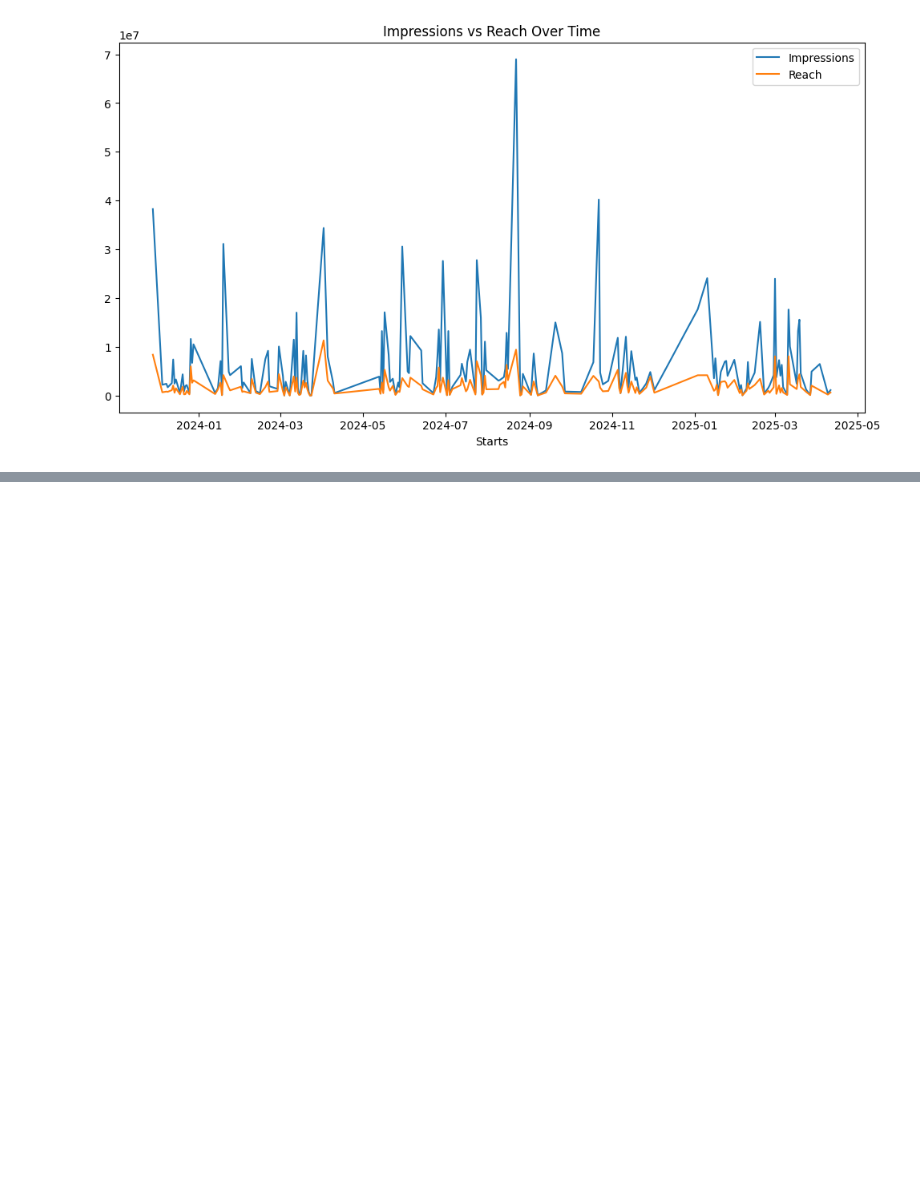
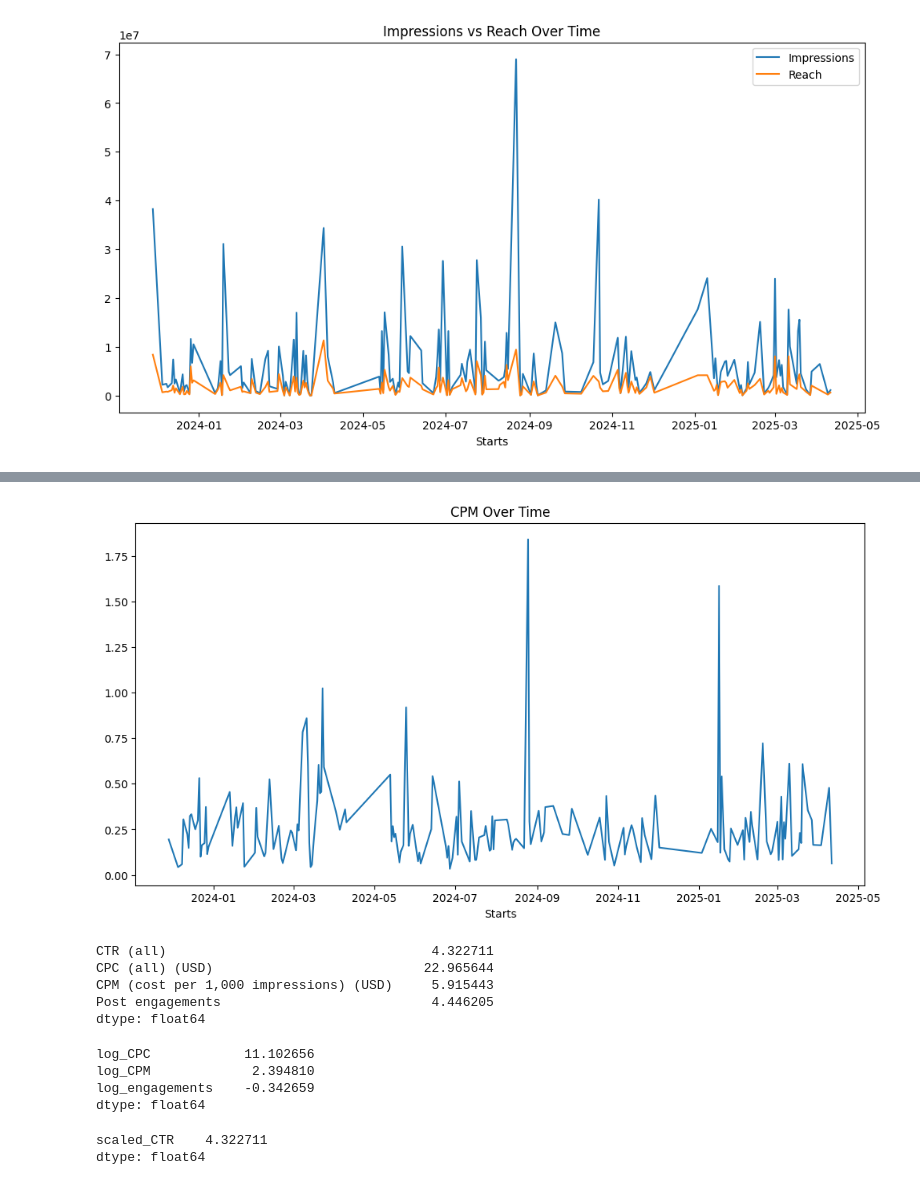
Before and after one commit to ghassantaleb/orange-tunisie-branding-analytics, a Jupyter notebook: notebooks/eda.ipynb, the cells around one changed output, grey strips where cells are left out. Cells and saved outputs as stored; diff of their text form; code cells hidden in the pictures; blank space fills up the shorter version.

Commit message:
Added skewness analysis and summary to EDA

```diff
--- a/notebooks/eda.ipynb
+++ b/notebooks/eda.ipynb
@@ -83,0 +89,14 @@ plt.show()
+# %%
+daily['CPM (cost per 1,000 impressions) (USD)'].plot(figsize=(12, 6), title="CPM Over Time")
+plt.show()
+# %% [output]
+[figure, added]
+# %%
+# Calculate skewness for key numeric columns
+df[['CTR (all)', 'CPC (all) (USD)', 'CPM (cost per 1,000 impressions) (USD)', 'Post engagements']].skew()
+# %% [output]
+CTR (all)                                  4.322711
+CPC (all) (USD)                           22.965644
+CPM (cost per 1,000 impressions) (USD)     5.915443
+Post engagements                           4.446205
+dtype: float64
@@ -83,0 +110,8 @@ plt.show()
+# %%
+# Calculate skewness for key numeric columns
+df[['log_CPC', 'log_CPM', 'log_engagements']].skew()
+# %% [output]
+log_CPC            11.102656
+log_CPM             2.394810
+log_engagements    -0.342659
+dtype: float64
@@ -83,0 +123,5 @@ plt.show()
+# %%
+df[['scaled_CTR']].skew()
+# %% [output]
+scaled_CTR    4.322711
+dtype: float64
```
Also changed, not shown: parts of 9 cells of this notebook.
